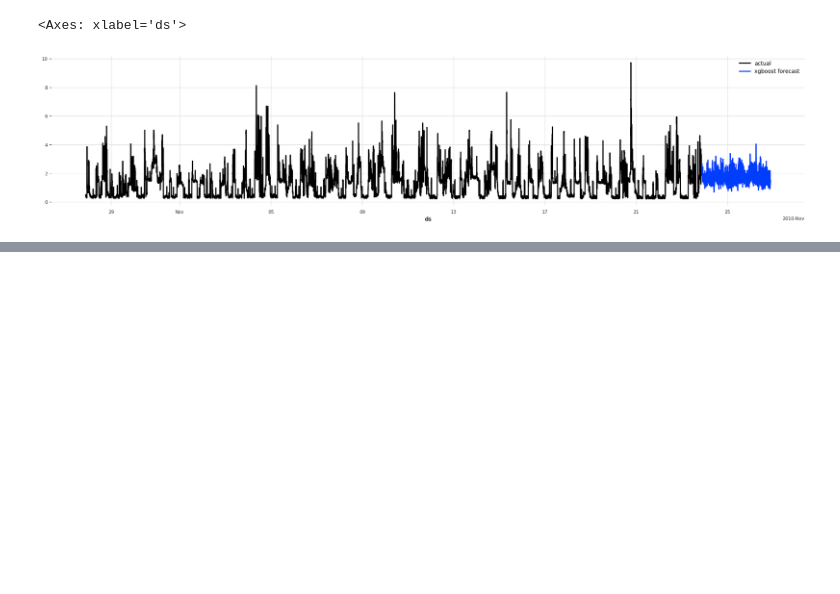
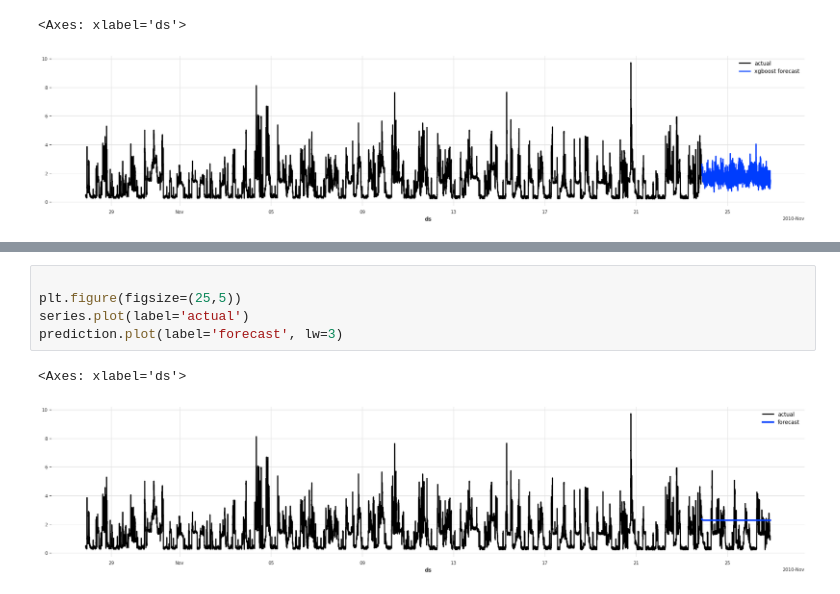
Before and after one commit to kosmydel/stock-timeseries-prediction, a Jupyter notebook: electricity.ipynb, the cells around one changed output, grey strips where cells are left out. Drawn from its saved outputs; the diff is of its cells as text; blank space fills up the shorter version.

```diff
--- a/electricity.ipynb
+++ b/electricity.ipynb
@@ -132,0 +132,8 @@ prediction.plot(label='forecast', lw=3)
+# %%
+
+plt.figure(figsize=(25,5))
+series.plot(label='actual')
+prediction.plot(label='forecast', lw=3)
+# %% [output]
+<Axes: xlabel='ds'>
+[figure, added]
```
Also changed, not shown: parts of 12 cells of this notebook.
